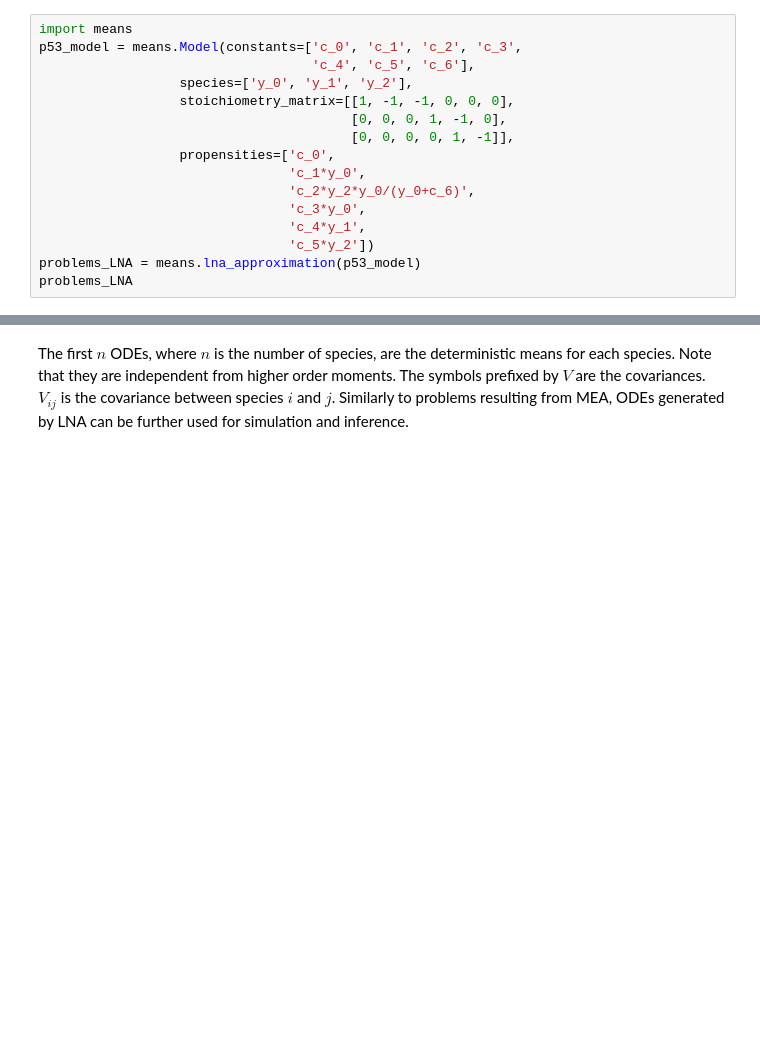
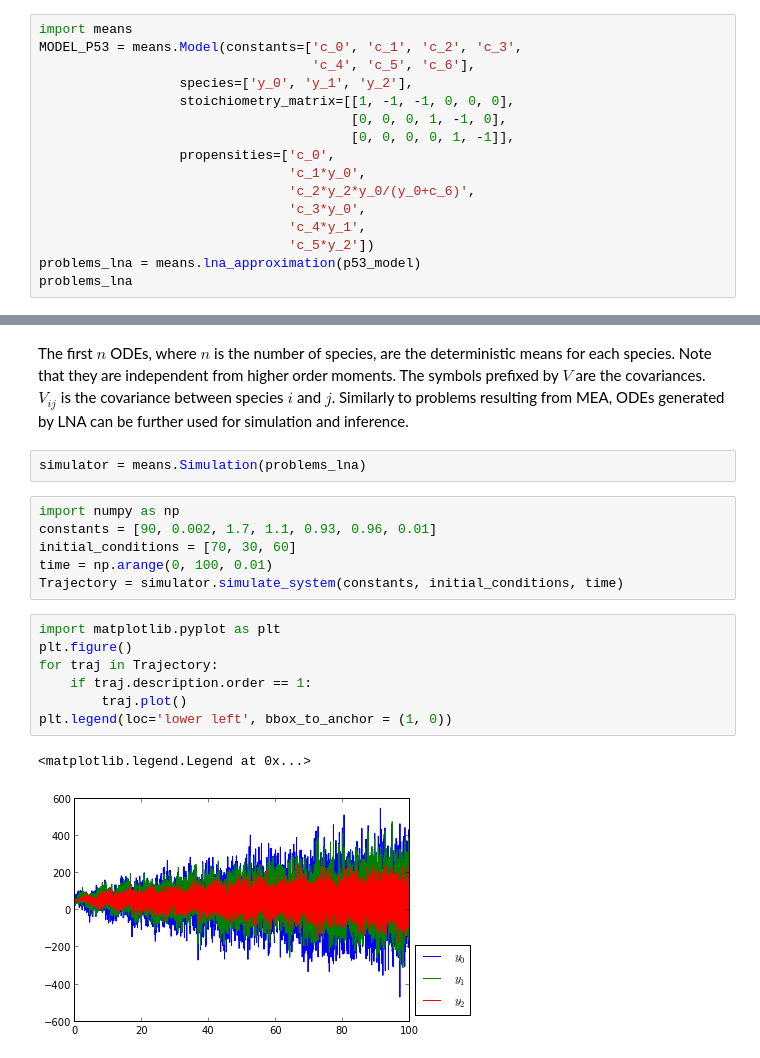
Before and after one commit to theosysbio/means, a Jupyter notebook: prototypes/examples/Tutorial/3. LNA.ipynb, the cells around one changed output, grey strips where cells are left out. Saved outputs shown, nothing was run; the diff lists cells and outputs as text; blank space fills up the shorter version.

```diff
--- a/prototypes/examples/Tutorial/3. LNA.ipynb
+++ b/prototypes/examples/Tutorial/3. LNA.ipynb
@@ -11,7 +13,7 @@ As opposed to MEA, LNA only needs a model. It evaluates the deterministic rate a
 Generating a system of ODEs for the already familiar p53 model can be done as following:
 # %%
 import means
-p53_model = means.Model(constants=['c_0', 'c_1', 'c_2', 'c_3',
+MODEL_P53 = means.Model(constants=['c_0', 'c_1', 'c_2', 'c_3',
                                    'c_4', 'c_5', 'c_6'],
                   species=['y_0', 'y_1', 'y_2'],
                   stoichiometry_matrix=[[1, -1, -1, 0, 0, 0],
@@ -23,6 +25,6 @@ p53_model = means.Model(constants=['c_0', 'c_1', 'c_2', 'c_3',
                                 'c_3*y_0',
                                 'c_4*y_1',
                                 'c_5*y_2'])
-problems_LNA = means.lna_approximation(p53_model)
-problems_LNA
+problems_lna = means.lna_approximation(p53_model)
+problems_lna
 # %% [output]
@@ -63,3 +64,21 @@ Populating the interactive namespace from numpy and matplotlib
 # %% [markdown]
 The first $n$ ODEs, where $n$ is the number of species, are the deterministic means for each species. Note that they are independent from higher order moments. The symbols prefixed by $V$ are the covariances. $V_{ij}$ is the covariance between species $i$ and $j$.
 Similarly to problems resulting from MEA, ODEs generated by LNA can be further used for simulation and inference.
+# %%
+simulator = means.Simulation(problems_lna)
+# %%
+import numpy as np
+constants = [90, 0.002, 1.7, 1.1, 0.93, 0.96, 0.01]
+initial_conditions = [70, 30, 60]
+time = np.arange(0, 100, 0.01)
+Trajectory = simulator.simulate_system(constants, initial_conditions, time)
+# %%
+import matplotlib.pyplot as plt
+plt.figure()
+for traj in Trajectory:
+    if traj.description.order == 1:
+        traj.plot()
+plt.legend(loc='lower left', bbox_to_anchor = (1, 0))
+# %% [output]
+<matplotlib.legend.Legend at 0x...>
+[figure, added]
```
Also changed, not shown: parts of 3 cells of this notebook, 1 other file.
